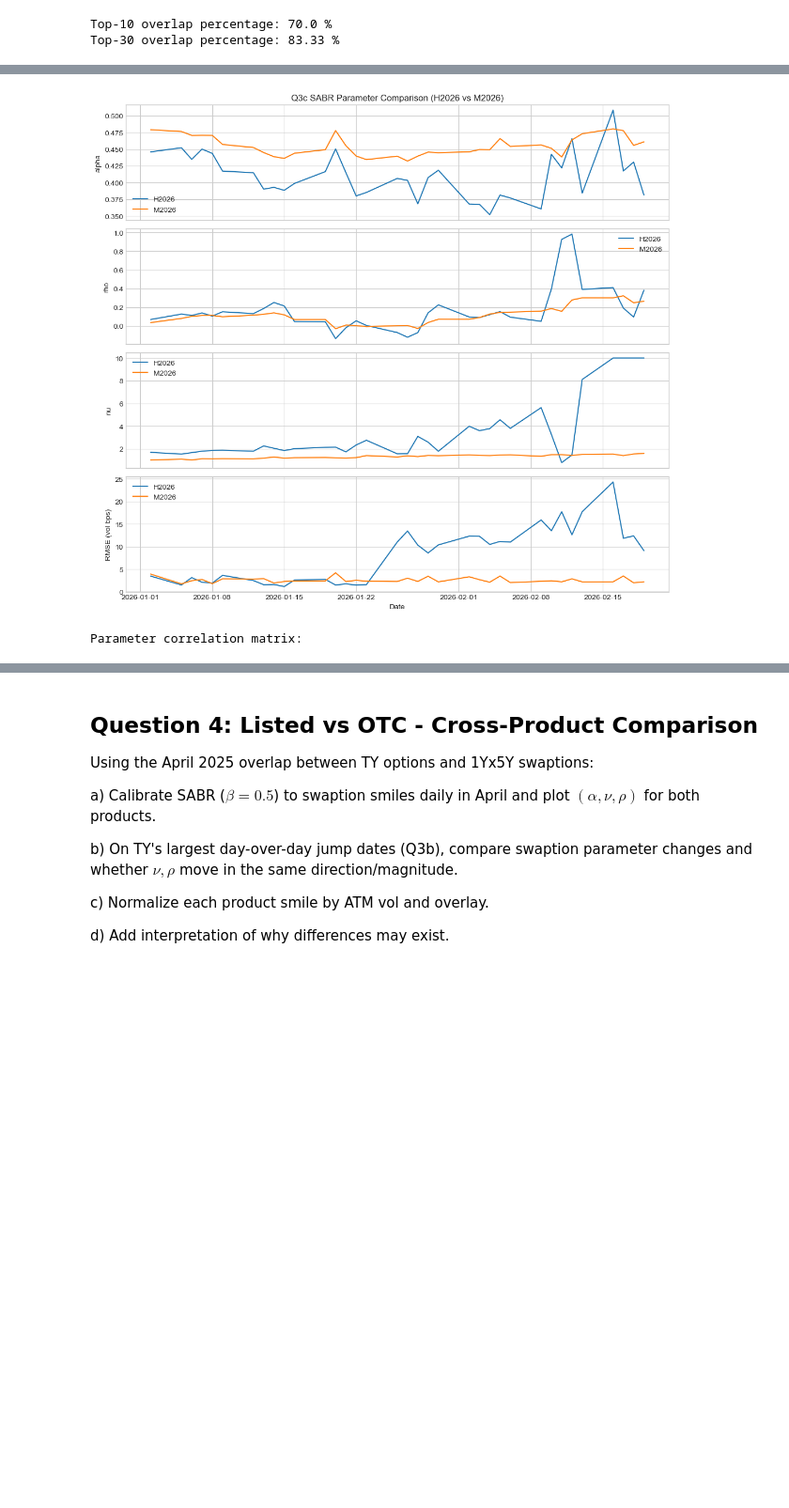
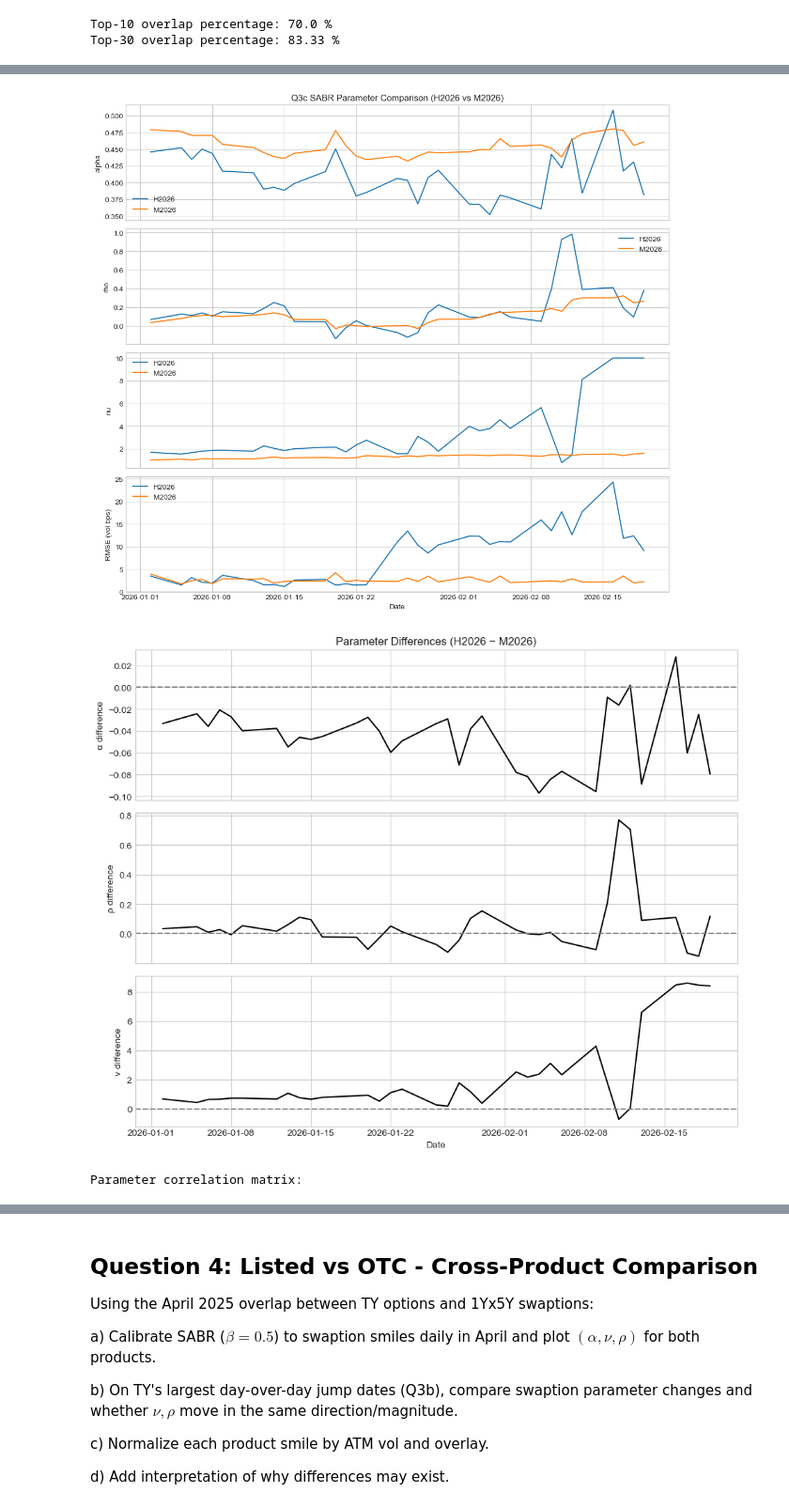
Before and after one commit to se101/Fixed-Income-Derivatives-, a Jupyter notebook: Project.ipynb, the cells around one changed output, grey strips where cells are left out. Shown at 94% size. Cells and saved outputs as stored; diff of their text form; code cells hidden in the pictures; blank space fills up the shorter version.

```diff
--- a/Project.ipynb
+++ b/Project.ipynb
@@ -1602,33 +1626,70 @@ axes[1].legend()
 
 # nu
 axes[2].plot(ov['date'], ov['nu_H2026'], label='H2026')
 axes[2].plot(ov['date'], ov['nu_M2026'], label='M2026')
 axes[2].set_ylabel('nu')
 axes[2].legend()
 
 # RMSE
 axes[3].plot(ov['date'], ov['rmse_H2026_bps'], label='H2026')
 axes[3].plot(ov['date'], ov['rmse_M2026_bps'], label='M2026')
 axes[3].set_ylabel('RMSE (vol bps)')
 axes[3].set_xlabel('Date')
 axes[3].legend()
 
 axes[0].set_title('Q3c SABR Parameter Comparison (H2026 vs M2026)')
 
 plt.tight_layout()
 plt.show()
 
+# Plot Difference
+
+fig, axes = plt.subplots(3,1, figsize=(10,8), sharex=True)
+
+# alpha difference
+axes[0].plot(ov['date'], ov['alpha_diff'], color='black')
+axes[0].axhline(0, linestyle='--', color='gray')
+axes[0].set_ylabel('α difference')
+axes[0].set_title('Parameter Differences (H2026 − M2026)')
+
+# rho difference
+axes[1].plot(ov['date'], ov['rho_diff'], color='black')
+axes[1].axhline(0, linestyle='--', color='gray')
+axes[1].set_ylabel('ρ difference')
+
+# nu difference
+axes[2].plot(ov['date'], ov['nu_diff'], color='black')
+axes[2].axhline(0, linestyle='--', color='gray')
+axes[2].set_ylabel('ν difference')
+axes[2].set_xlabel('Date')
+
+plt.tight_layout()
+plt.show()
+
 # Correlation table
 corr_table = ov[[
     'alpha_H2026','alpha_M2026',
     'rho_H2026','rho_M2026',
     'nu_H2026','nu_M2026'
 ]].corr()
 
 print("Parameter correlation matrix:")
 display(corr_table.round(3))
+
+# Summary Stats
+summary_stats = ov[[
+    'alpha_H2026','alpha_M2026',
+    'rho_H2026','rho_M2026',
+    'nu_H2026','nu_M2026'
+]].agg(['mean','std']).T
+
+summary_stats.columns = ['mean','std']
+
+print("Summary statistics across overlap window:")
+display(summary_stats.round(4))
 # %% [output]
 [figure]
+[figure, added]
 Parameter correlation matrix:
 |  | alpha_H2026 | alpha_M2026 | rho_H2026 | rho_M2026 | nu_H2026 | nu_M2026 |
 | alpha_H2026 | 1.000 | 0.577 | 0.309 | 0.222 | -0.016 | -0.217 |
```
Also changed, not shown: parts of 15 cells of this notebook.
